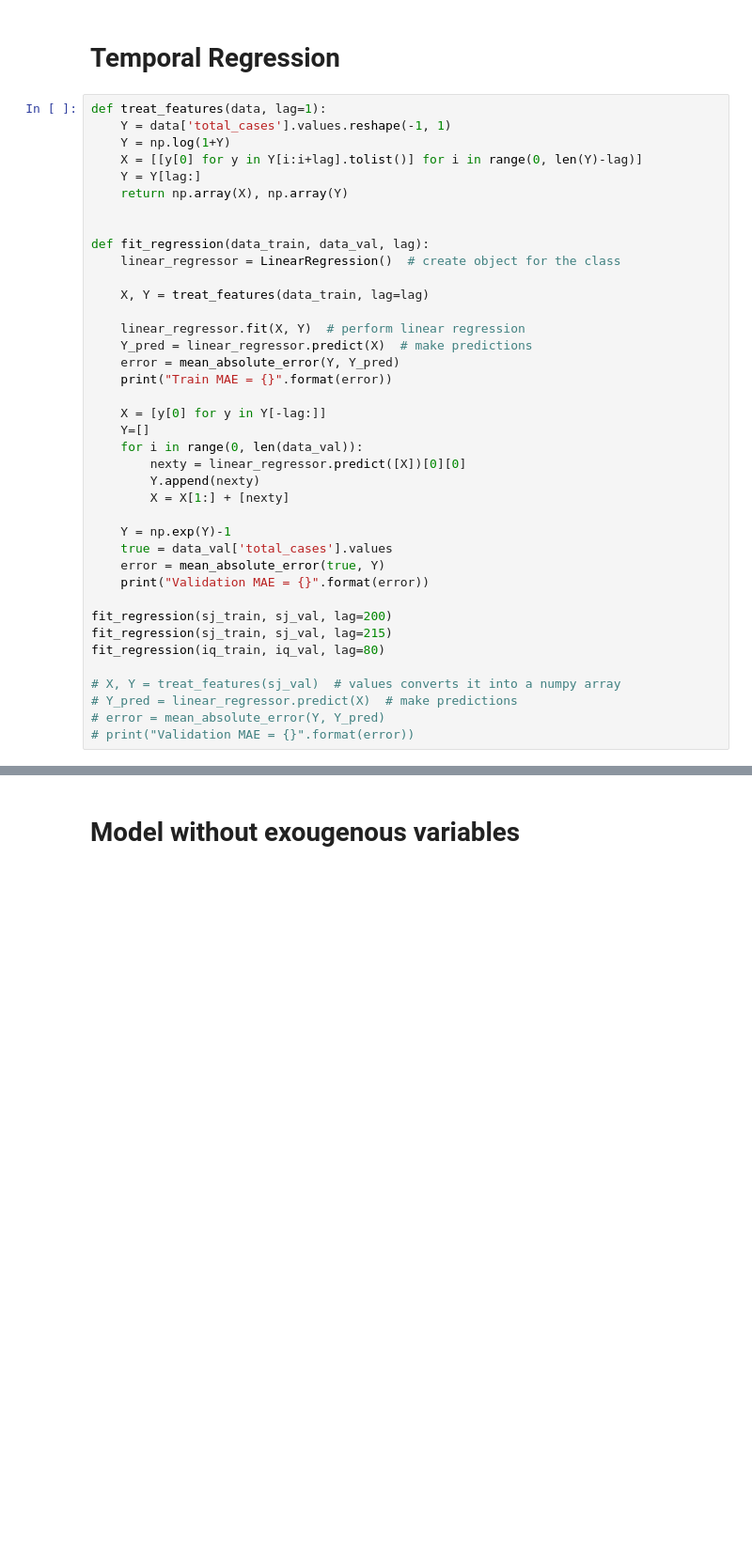
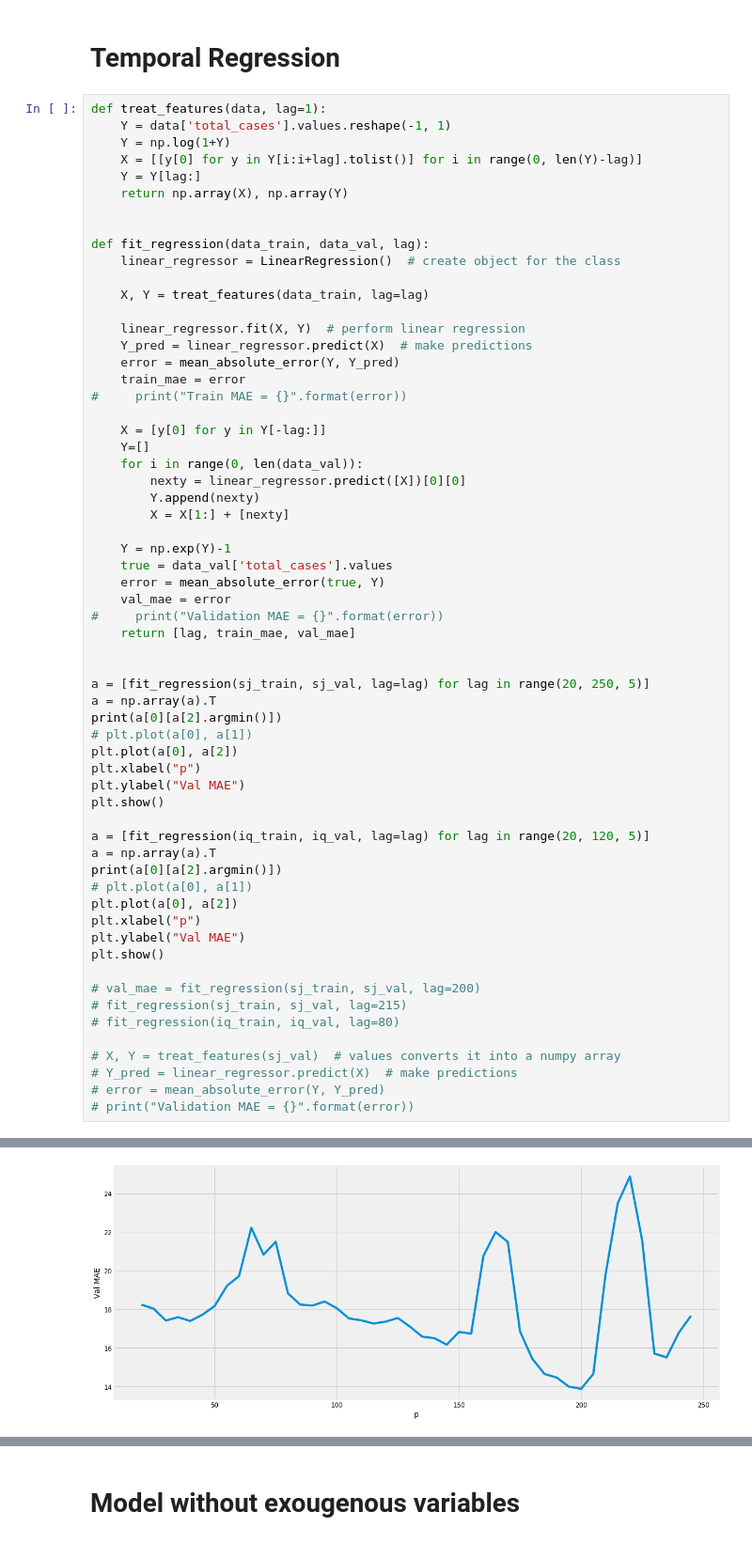
Before and after one commit to jsiloto/dengAI, a Jupyter notebook: analysis/sarima-analysis.ipynb, the cells around one changed output, grey strips where cells are left out. Shown at 94% size. Saved outputs shown, nothing was run; the diff lists cells and outputs as text; blank space fills up the shorter version.

```diff
--- a/analysis/sarima-analysis.ipynb
+++ b/analysis/sarima-analysis.ipynb
@@ -142,7 +146,8 @@ def fit_regression(data_train, data_val, lag):
     linear_regressor.fit(X, Y)  # perform linear regression
     Y_pred = linear_regressor.predict(X)  # make predictions
     error = mean_absolute_error(Y, Y_pred)
-    print("Train MAE = {}".format(error))
+    train_mae = error
+#     print("Train MAE = {}".format(error))
 
     X = [y[0] for y in Y[-lag:]]
     Y=[]
@@ -154,11 +159,32 @@ def fit_regression(data_train, data_val, lag):
     Y = np.exp(Y)-1
     true = data_val['total_cases'].values
     error = mean_absolute_error(true, Y)
-    print("Validation MAE = {}".format(error))
+    val_mae = error
+#     print("Validation MAE = {}".format(error))
+    return [lag, train_mae, val_mae]
 
-fit_regression(sj_train, sj_val, lag=200)
-fit_regression(sj_train, sj_val, lag=215)
-fit_regression(iq_train, iq_val, lag=80)
+
+a = [fit_regression(sj_train, sj_val, lag=lag) for lag in range(20, 250, 5)]
+a = np.array(a).T
+print(a[0][a[2].argmin()])
+# plt.plot(a[0], a[1])
+plt.plot(a[0], a[2])
+plt.xlabel("p")
+plt.ylabel("Val MAE")
+plt.show()
+
+a = [fit_regression(iq_train, iq_val, lag=lag) for lag in range(20, 120, 5)]
+a = np.array(a).T
+print(a[0][a[2].argmin()])
+# plt.plot(a[0], a[1])
+plt.plot(a[0], a[2])
+plt.xlabel("p")
+plt.ylabel("Val MAE")
+plt.show()
+
+# val_mae = fit_regression(sj_train, sj_val, lag=200)
+# fit_regression(sj_train, sj_val, lag=215)
+# fit_regression(iq_train, iq_val, lag=80)
 
 # X, Y = treat_features(sj_val)  # values converts it into a numpy array
 # Y_pred = linear_regressor.predict(X)  # make predictions
@@ -173,0 +195 @@ Validation MAE = 7.957036327302694
+[figure, added]
```
Also changed, not shown: parts of 7 cells of this notebook.
